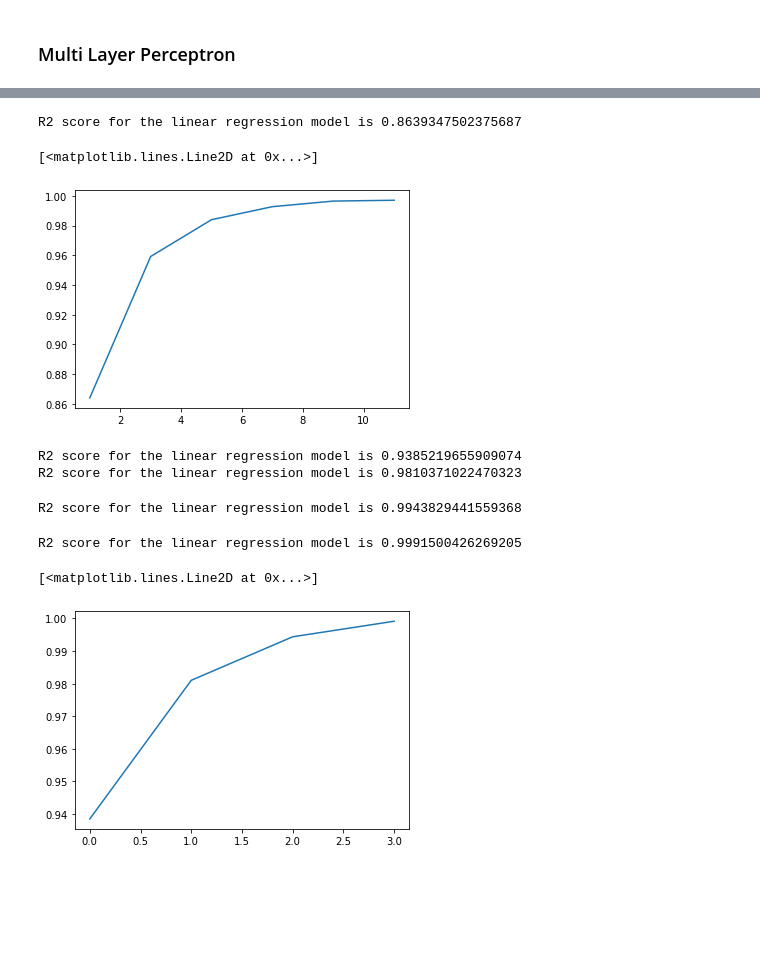
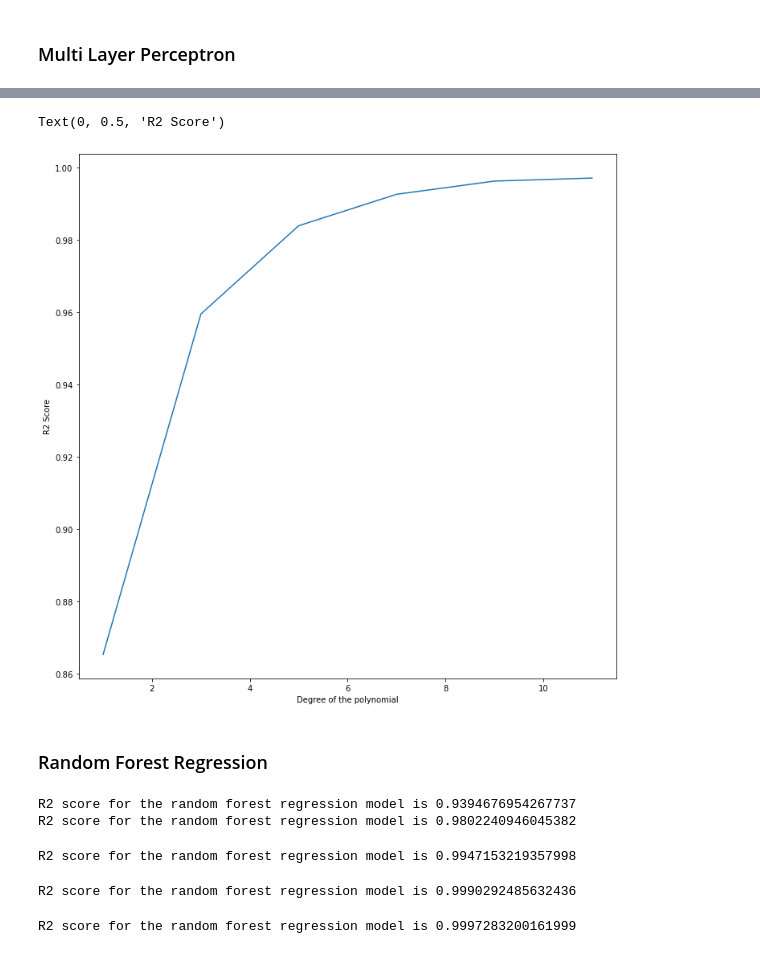
Before and after one commit to sivaprasad2000/CadenceRegressorEW2, a Jupyter notebook: model.ipynb, the cells around one changed output, grey strips where cells are left out. Cells and saved outputs as stored; diff of their text form; code cells hidden in the pictures; blank space fills up the shorter version.

```diff
--- a/model.ipynb
+++ b/model.ipynb
@@ -198,31 +227,27 @@ R2 score for the polynomial regression model with degree = 11 is 0.9971212248167
-# %%
-pred = reg.predict(X_test)
-
-print(f"R2 score for the linear regression model is {r2_score(Y_test, pred)}")
-# %% [output]
-R2 score for the linear regression model is 0.8639347502375687
-# %%
-plt.plot(degrees,scores)
-# %% [output]
-[<matplotlib.lines.Line2D at 0x...>]
-[figure, removed]
+# %%
+plt.figure(figsize=[12, 12])
+plt.plot(degrees,scores)
+plt.xlabel('Degree of the polynomial')
+plt.ylabel('R2 Score')
+# %% [output]
+Text(0, 0.5, 'R2 Score')
+[figure, added]
+# %% [markdown]
+### Random Forest Regression
 # %%
 from sklearn.ensemble import RandomForestRegressor
 # %%
 scores = []
-for depth in [2,4,6,8]:
+depth_arr = [2, 4, 6, 8, 10]
+for depth in depth_arr:
     regr = RandomForestRegressor(max_depth=depth, random_state=0)
     regr.fit(X_train, Y_train)
     pred = regr.predict(X_test)
     scores.append(r2_score(Y_test, pred))
-    print(f"R2 score for the linear regression model is {r2_score(Y_test, pred)}")
+    print(f"R2 score for the random forest regression model is {r2_score(Y_test, pred)}")
 # %% [output]
-R2 score for the linear regression model is 0.9385219655909074
-R2 score for the linear regression model is 0.9810371022470323
+R2 score for the random forest regression model is 0.9394676954267737
+R2 score for the random forest regression model is 0.9802240946045382
-R2 score for the linear regression model is 0.9943829441559368
+R2 score for the random forest regression model is 0.9947153219357998
-R2 score for the linear regression model is 0.9991500426269205
+R2 score for the random forest regression model is 0.9990292485632436
+R2 score for the random forest regression model is 0.9997283200161999
-# %%
-plt.plot(scores)
-# %% [output]
-[<matplotlib.lines.Line2D at 0x...>]
-[figure, removed]
```
Also changed, not shown: parts of 16 cells of this notebook.
